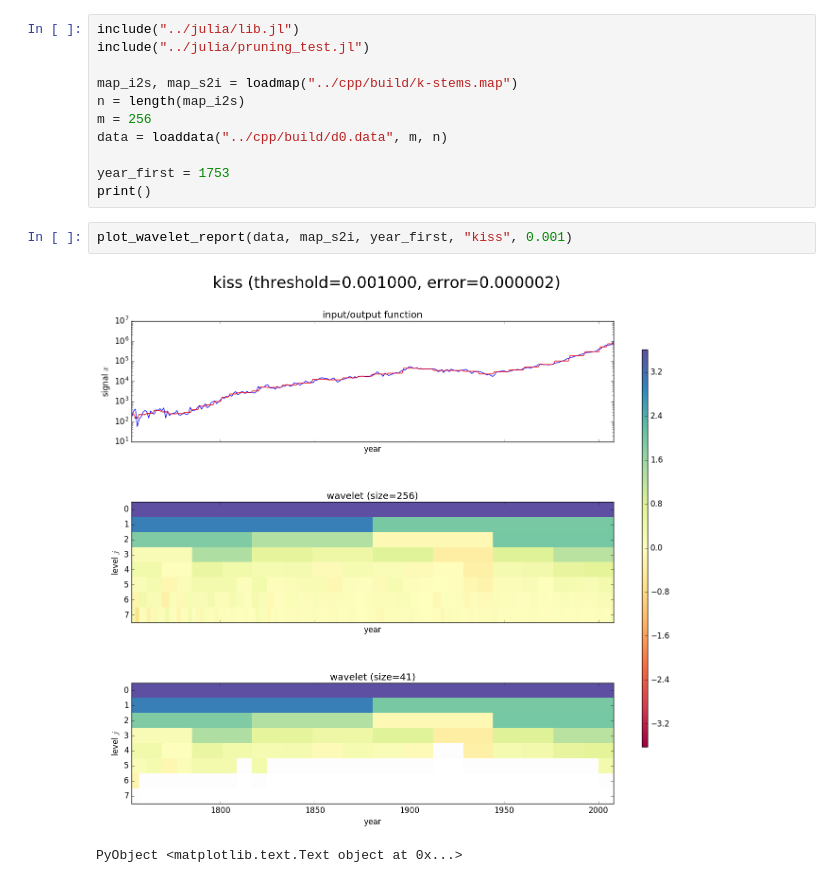
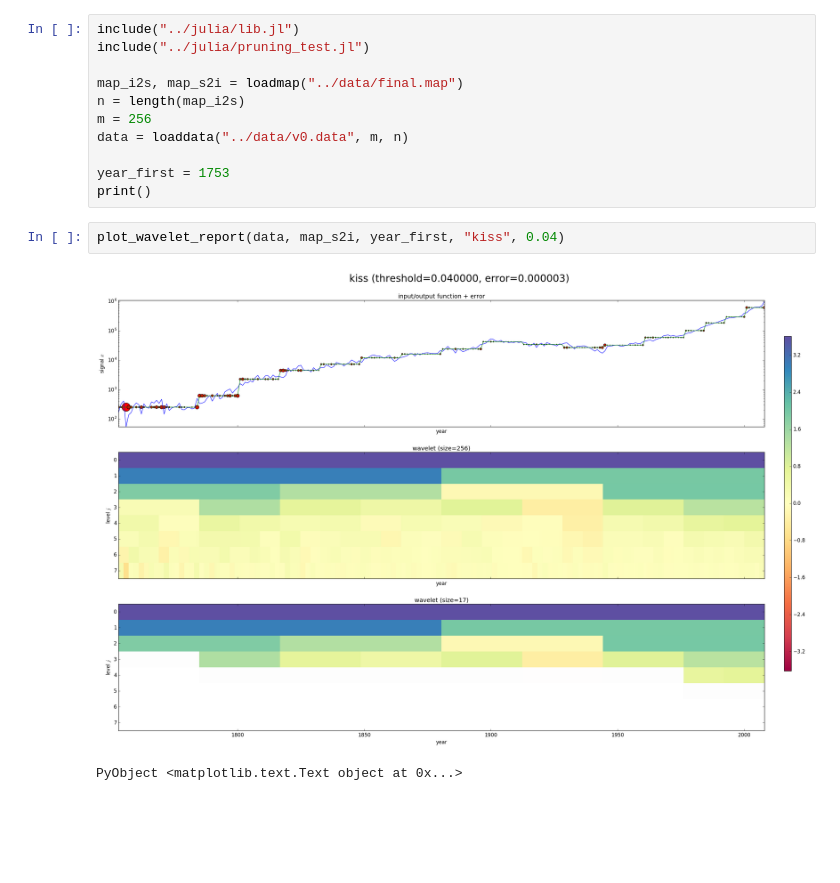
Before and after one commit to crepererum/casino_times, a Jupyter notebook: julia_notebooks/pruning_viz.ipynb, the cells around one changed output. Cells and saved outputs as stored; diff of their text form; blank space fills up the shorter version.

Commit message:
julia: first report

```diff
--- a/julia_notebooks/pruning_viz.ipynb
+++ b/julia_notebooks/pruning_viz.ipynb
@@ -2,15 +2,15 @@
 include("../julia/lib.jl")
 include("../julia/pruning_test.jl")
 
-map_i2s, map_s2i = loadmap("../cpp/build/k-stems.map")
+map_i2s, map_s2i = loadmap("../data/final.map")
 n = length(map_i2s)
 m = 256
-data = loaddata("../cpp/build/d0.data", m, n)
+data = loaddata("../data/v0.data", m, n)
 
 year_first = 1753
 print()
 # %%
-plot_wavelet_report(data, map_s2i, year_first, "kiss", 0.001)
+plot_wavelet_report(data, map_s2i, year_first, "kiss", 0.04)
 # %% [output]
-[figure, old version]
+[figure, new version]
 PyObject <matplotlib.text.Text object at 0x...>
```
Also changed, not shown: 6 other files.
